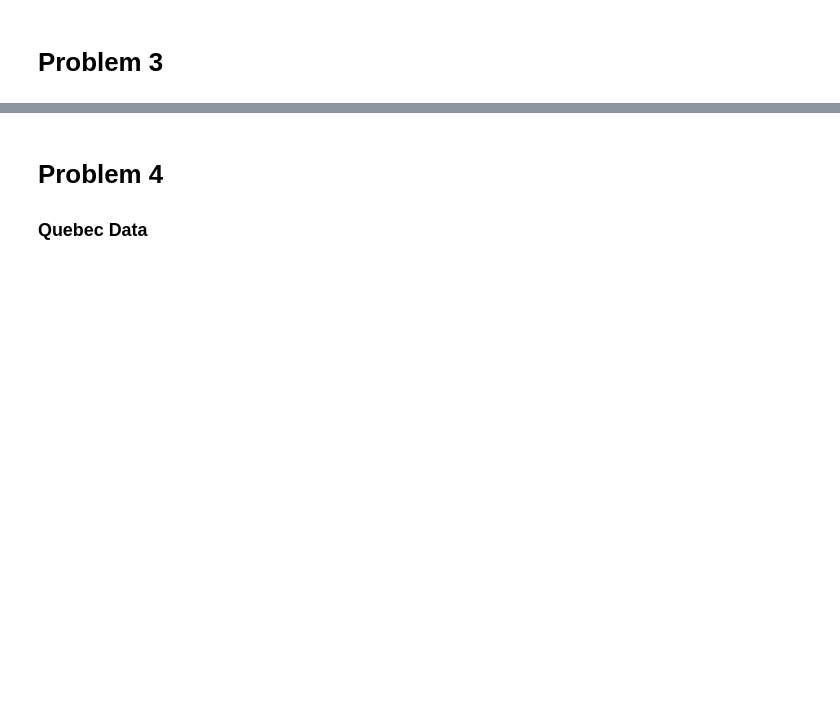
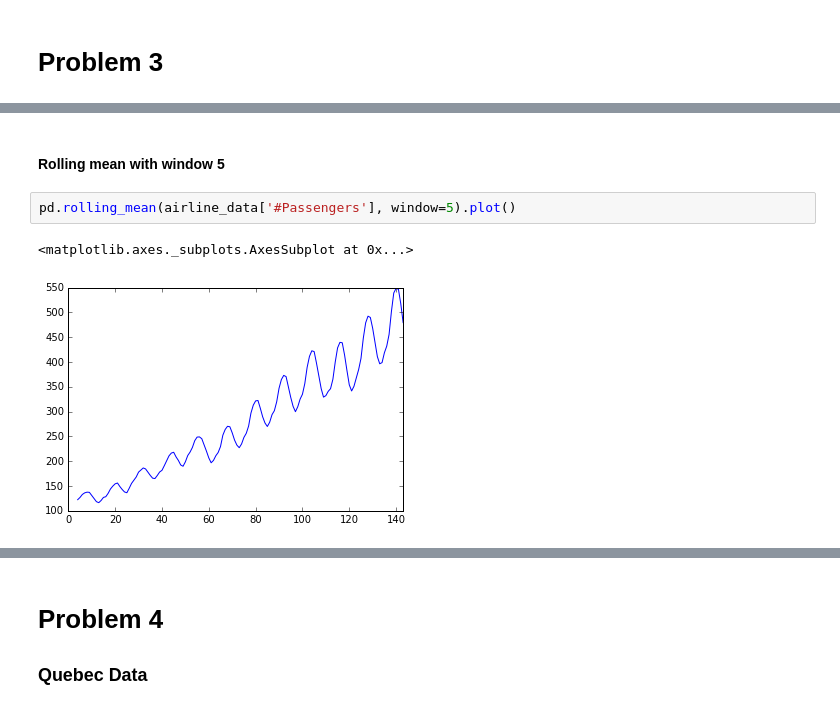
Before and after one commit to RohanNagar/datasciencelab-utaustin, a Jupyter notebook: lab10/lab10.ipynb, the cells around one changed output, grey strips where cells are left out. Saved outputs shown, nothing was run; the diff lists cells and outputs as text; blank space fills up the shorter version.

```diff
--- a/lab10/lab10.ipynb
+++ b/lab10/lab10.ipynb
@@ -37,0 +45,7 @@ airline_data.head()
+# %% [markdown]
+#### Rolling mean with window 5
+# %%
+pd.rolling_mean(airline_data['#Passengers'], window=5).plot()
+# %% [output]
+<matplotlib.axes._subplots.AxesSubplot at 0x...>
+[figure, added]
```
Also changed, not shown: parts of 17 cells of this notebook.
